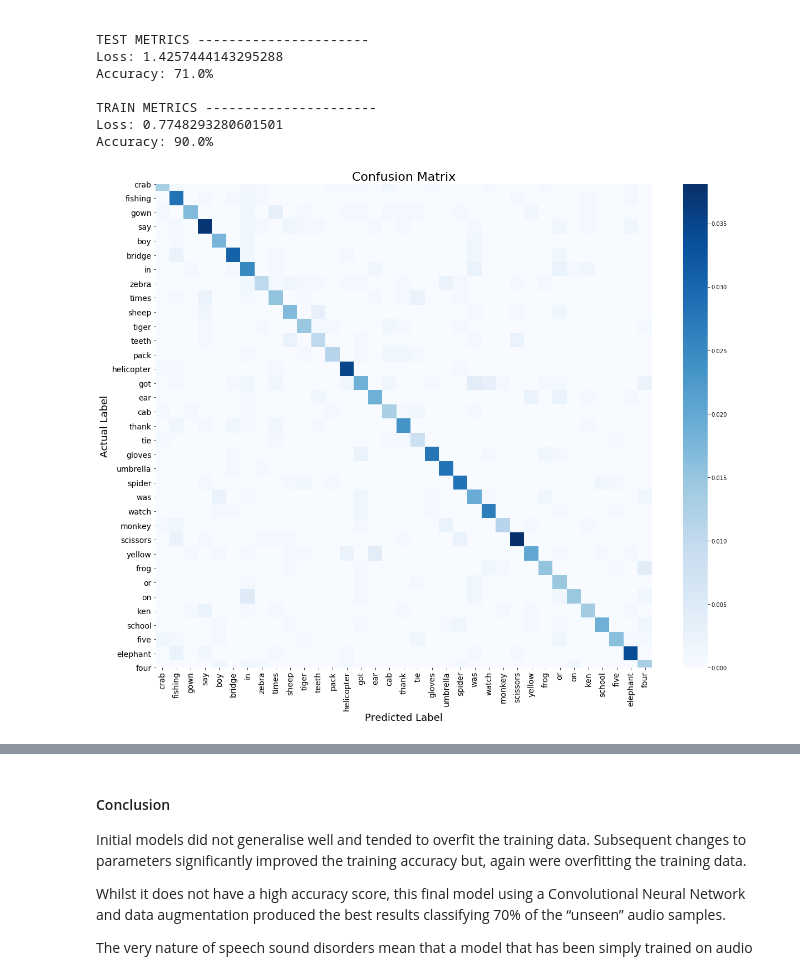
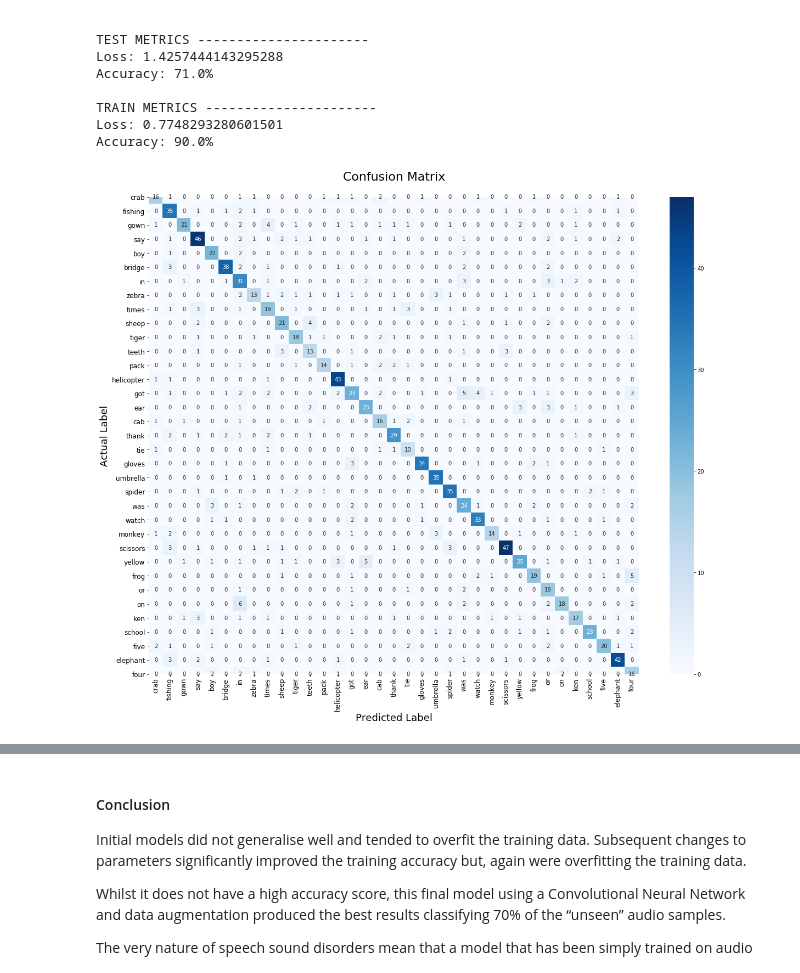
Before and after one commit to toopster/dsc-capstone-project, a Jupyter notebook: 3_models.ipynb, the cells around one changed output, grey strips where cells are left out. Saved outputs shown, nothing was run; the diff lists cells and outputs as text; code cells hidden in the pictures.

```diff
--- a/3_models.ipynb
+++ b/3_models.ipynb
@@ -952,18 +954,51 @@ Accuracy: 90.0%
 # %%
 # Use Seaborn to make the confusion matrix more visually presentable
 plt.figure(figsize=(20,16))
 ax = plt.subplot()
-sns.heatmap(cm/np.sum(cm), annot=False, ax=ax, fmt='g', cmap='Blues')
+sns.heatmap(cm, annot=True, ax=ax, fmt='g', cmap='Blues')
 
-us_keywords = ['crab','fishing','gown','say','boy','bridge','in','zebra','times','sheep','tiger','teeth','pack',
-            'helicopter','got','ear','cab','thank','tie','gloves','umbrella','spider','was','watch','monkey',
-          'scissors','yellow','frog','or','on','ken','school','five','elephant','four']
+us_keywords = [
+    'crab',
+    'fishing',
+    'gown',
+    'say',
+    'boy',
+    'bridge',
+    'in',
+    'zebra',
+    'times',
+    'sheep',
+    'tiger',
+    'teeth',
+    'pack',
+    'helicopter',
+    'got',
+    'ear',
+    'cab',
+    'thank',
+    'tie',
+    'gloves',
+    'umbrella',
+    'spider',
+    'was',
+    'watch',
+    'monkey',
+    'scissors',
+    'yellow',
+    'frog',
+    'or',
+    'on',
+    'ken',
+    'school',
+    'five',
+    'elephant',
+    'four']
 
-ax.set_title('Confusion Matrix', fontsize=22)
+ax.set_title('Confusion Matrix', fontsize=22, pad=30)
 ax.set_xlabel('Predicted Label', fontsize=18)
 ax.set_ylabel('Actual Label', fontsize=18)
-ax.xaxis.set_ticklabels(us_keywords, rotation=90, fontsize=14)
-ax.yaxis.set_ticklabels(us_keywords, rotation=0, fontsize=14)
+ax.xaxis.set_ticklabels(us_keywords, rotation=90, fontsize=12)
+ax.yaxis.set_ticklabels(us_keywords, rotation=0, fontsize=12)
 plt.show();
 # %% [output]
-[figure, old version]
+[figure, new version]
```
Also changed, not shown: parts of 4 cells of this notebook, 2 other files.
